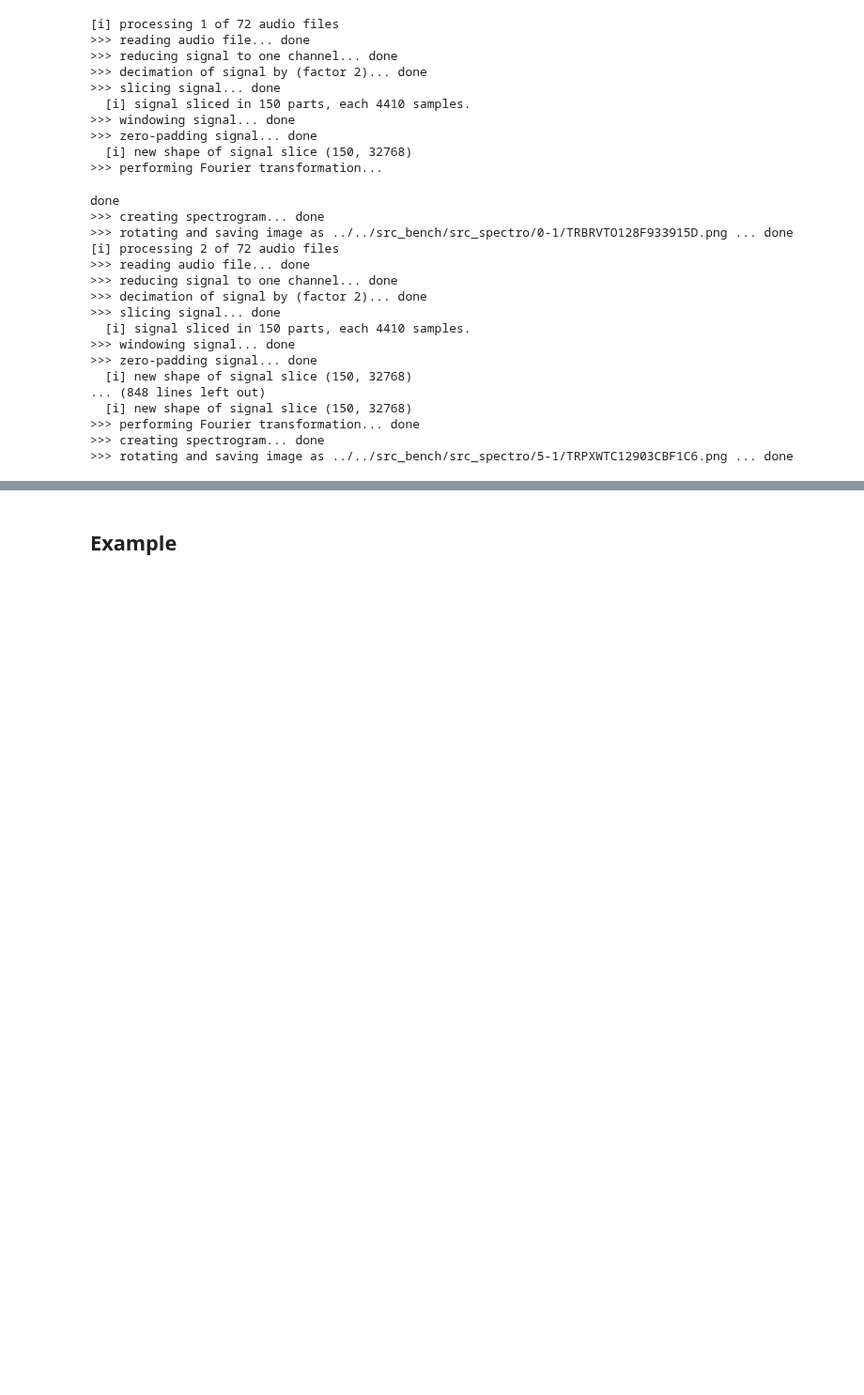
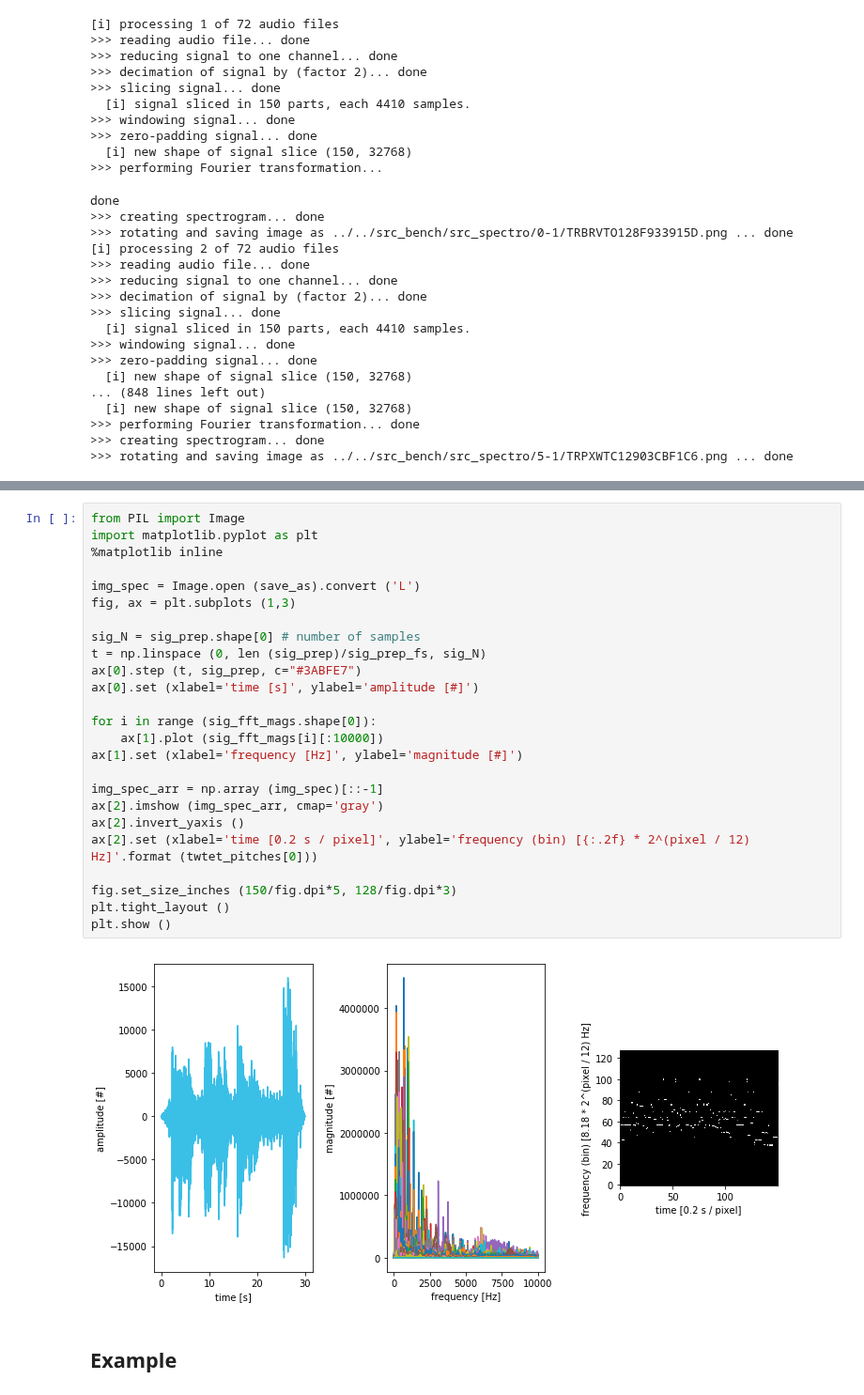
Before and after one commit to damilo/keyestcnn, a Jupyter notebook: 00.hlp/fft/fft.ipynb, the cells around one changed output, grey strips where cells are left out. Shown at 94% size. Drawn from its saved outputs; the diff is of its cells as text; blank space fills up the shorter version.

```diff
--- a/00.hlp/fft/fft.ipynb
+++ b/00.hlp/fft/fft.ipynb
@@ -452,3 +580,30 @@ done
+# %%
+from PIL import Image
+import matplotlib.pyplot as plt
+%matplotlib inline
+
+img_spec = Image.open (save_as).convert ('L')
+fig, ax = plt.subplots (1,3)
+
+sig_N = sig_prep.shape[0] # number of samples
+t = np.linspace (0, len (sig_prep)/sig_prep_fs, sig_N)
+ax[0].step (t, sig_prep, c="#3ABFE7")
+ax[0].set (xlabel='time [s]', ylabel='amplitude [#]')
+
+for i in range (sig_fft_mags.shape[0]):
+    ax[1].plot (sig_fft_mags[i][:10000])
+ax[1].set (xlabel='frequency [Hz]', ylabel='magnitude [#]')
+
+img_spec_arr = np.array (img_spec)[::-1]
+ax[2].imshow (img_spec_arr, cmap='gray')
+ax[2].invert_yaxis ()
+ax[2].set (xlabel='time [0.2 s / pixel]', ylabel='frequency (bin) [{:.2f} * 2^(pixel / 12) Hz]'.format (twtet_pitches[0]))
+
+fig.set_size_inches (150/fig.dpi*5, 128/fig.dpi*3)
+plt.tight_layout ()
+plt.show ()
+# %% [output]
+[figure, added]
 # %% [markdown]
 ## Example
 # %%
```
Also changed, not shown: parts of 7 cells of this notebook, 3 other files.
